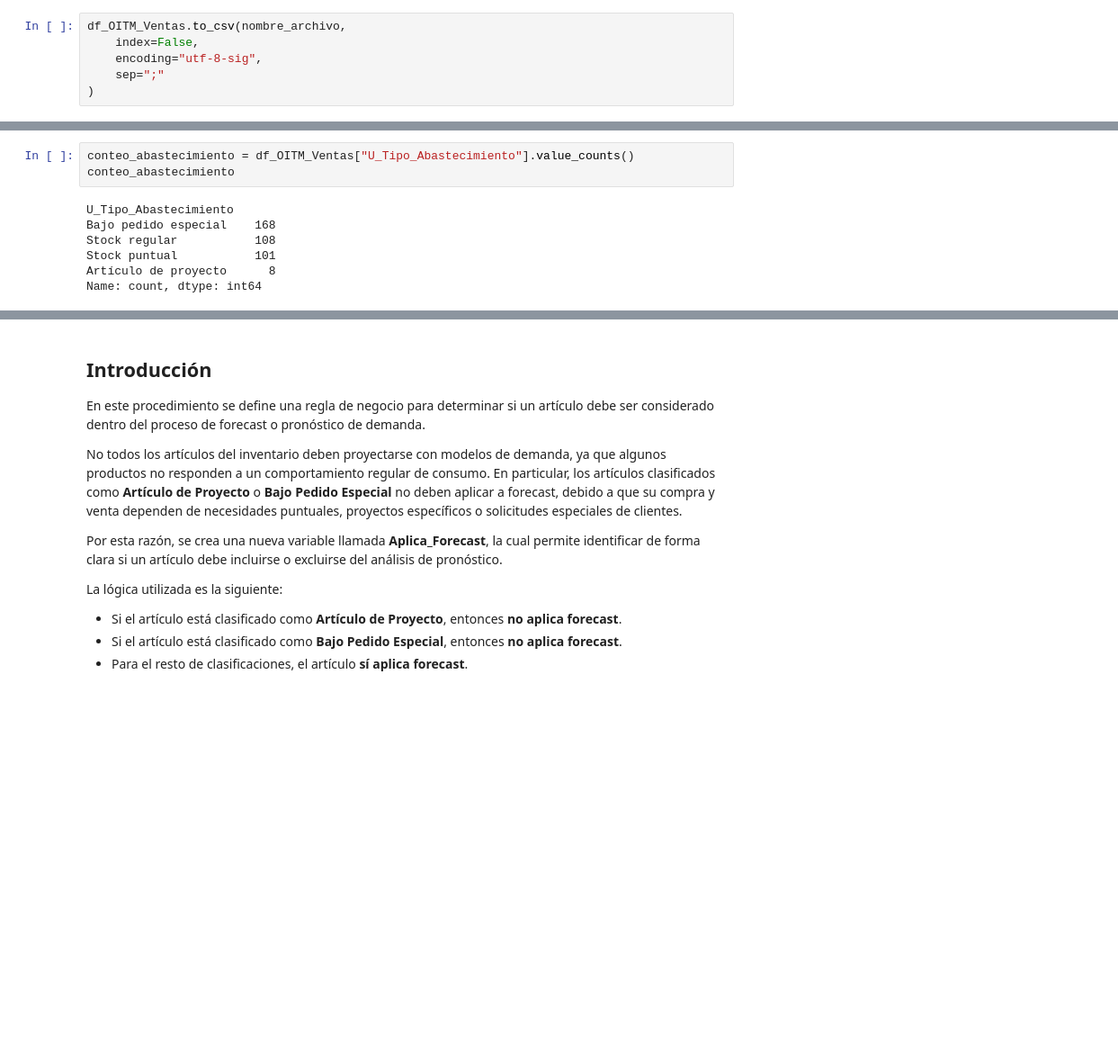
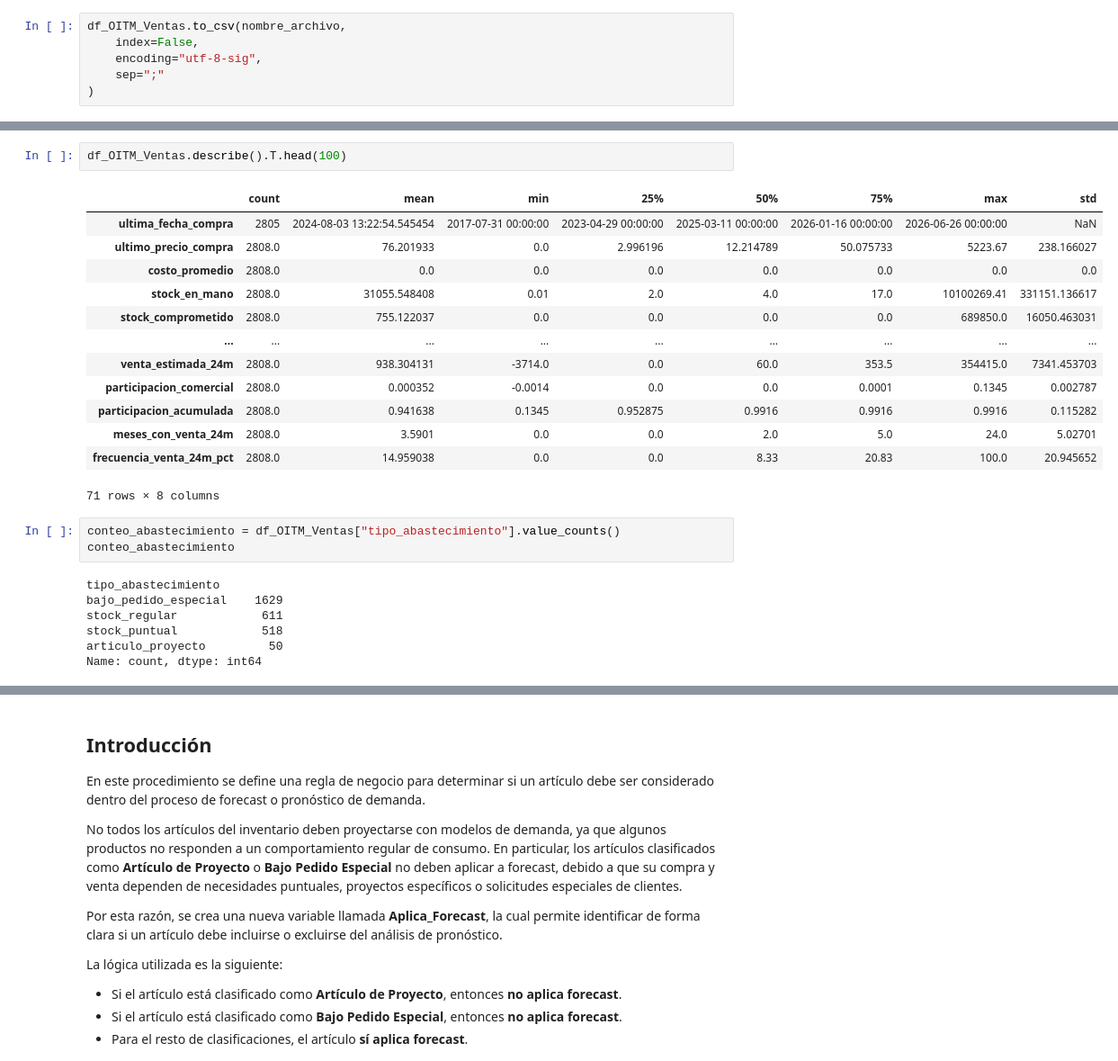
Before and after one commit to choppeb7/Tesis-Master-AI, a Jupyter notebook: Notebook_desarrollo.ipynb, the cells around one changed output, grey strips where cells are left out. Shown at 90% size. Saved outputs shown, nothing was run; the diff lists cells and outputs as text; blank space fills up the shorter version.

```diff
--- a/Notebook_desarrollo.ipynb
+++ b/Notebook_desarrollo.ipynb
@@ -1713,12 +1855,28 @@ memory usage: 303.9+ KB
+# %%
+df_OITM_Ventas.describe().T.head(100)
+# %% [output]
+|  | count | mean | min | 25% | 50% | 75% | max | std |
+| ultima_fecha_compra | 2805 | 2024-08-03 13:22:54.545454 | 2017-07-31 00:00:00 | 2023-04-29 00:00:00 | 2025-03-11 00:00:00 | 2026-01-16 00:00:00 | 2026-06-26 00:00:00 | NaN |
+| ultimo_precio_compra | 2808.0 | 76.201933 | 0.0 | 2.996196 | 12.214789 | 50.075733 | 5223.67 | 238.166027 |
+| costo_promedio | 2808.0 | 0.0 | 0.0 | 0.0 | 0.0 | 0.0 | 0.0 | 0.0 |
+| stock_en_mano | 2808.0 | 31055.548408 | 0.01 | 2.0 | 4.0 | 17.0 | 10100269.41 | 331151.136617 |
+| stock_comprometido | 2808.0 | 755.122037 | 0.0 | 0.0 | 0.0 | 0.0 | 689850.0 | 16050.463031 |
+| ... | ... | ... | ... | ... | ... | ... | ... | ... |
+| venta_estimada_24m | 2808.0 | 938.304131 | -3714.0 | 0.0 | 60.0 | 353.5 | 354415.0 | 7341.453703 |
+| participacion_comercial | 2808.0 | 0.000352 | -0.0014 | 0.0 | 0.0 | 0.0001 | 0.1345 | 0.002787 |
+| participacion_acumulada | 2808.0 | 0.941638 | 0.1345 | 0.952875 | 0.9916 | 0.9916 | 0.9916 | 0.115282 |
+| meses_con_venta_24m | 2808.0 | 3.5901 | 0.0 | 0.0 | 2.0 | 5.0 | 24.0 | 5.02701 |
+| frecuencia_venta_24m_pct | 2808.0 | 14.959038 | 0.0 | 0.0 | 8.33 | 20.83 | 100.0 | 20.945652 |
+71 rows × 8 columns
 # %%
-conteo_abastecimiento = df_OITM_Ventas["U_Tipo_Abastecimiento"].value_counts()
+conteo_abastecimiento = df_OITM_Ventas["tipo_abastecimiento"].value_counts()
 conteo_abastecimiento
 # %% [output]
-U_Tipo_Abastecimiento
-Bajo pedido especial    168
-Stock regular           108
-Stock puntual           101
-Artículo de proyecto      8
+tipo_abastecimiento
+bajo_pedido_especial    1629
+stock_regular            611
+stock_puntual            518
+articulo_proyecto         50
 Name: count, dtype: int64
 # %%
 import matplotlib.pyplot as plt
```
Also changed, not shown: parts of 42 cells of this notebook, 3 other files.
